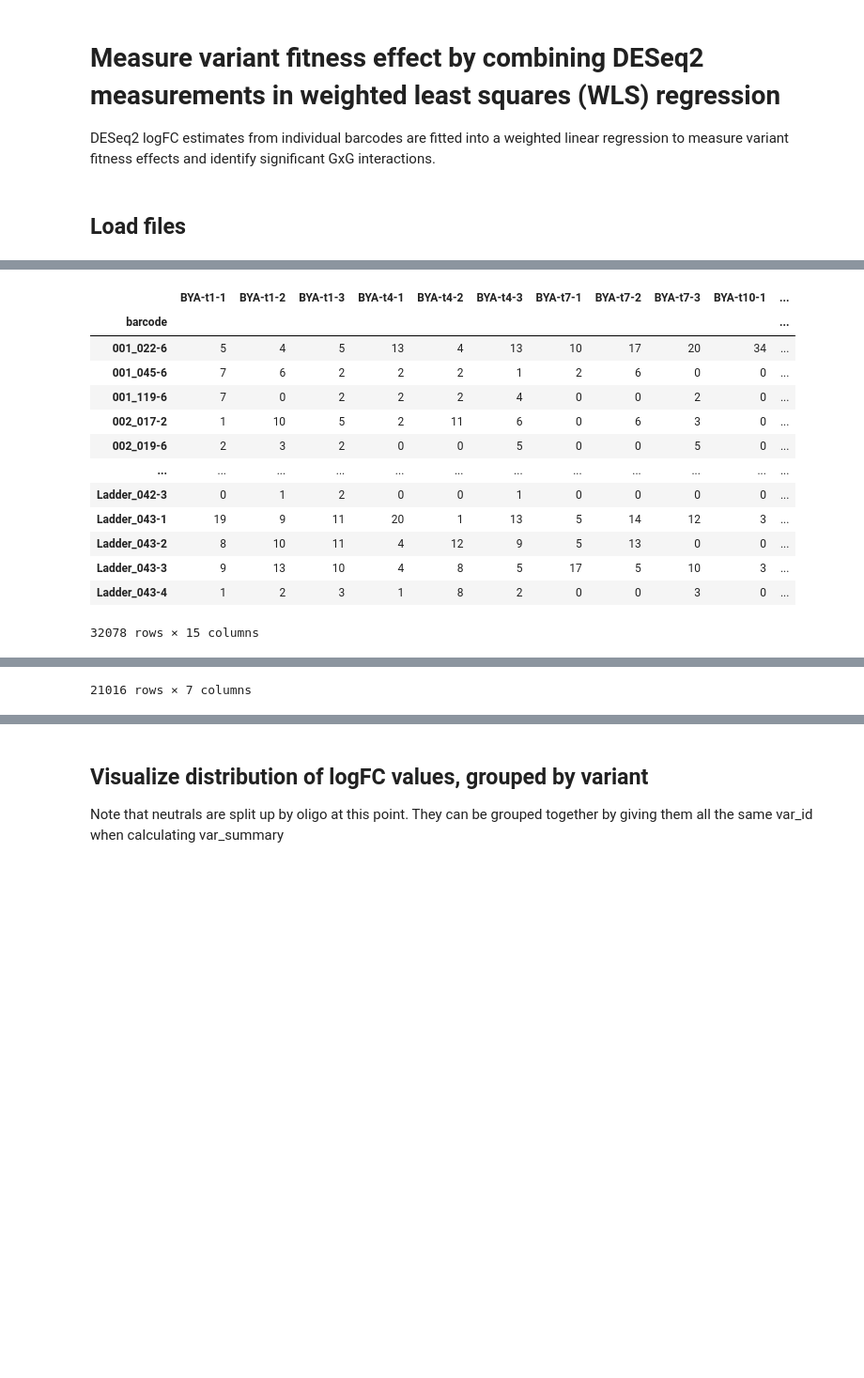
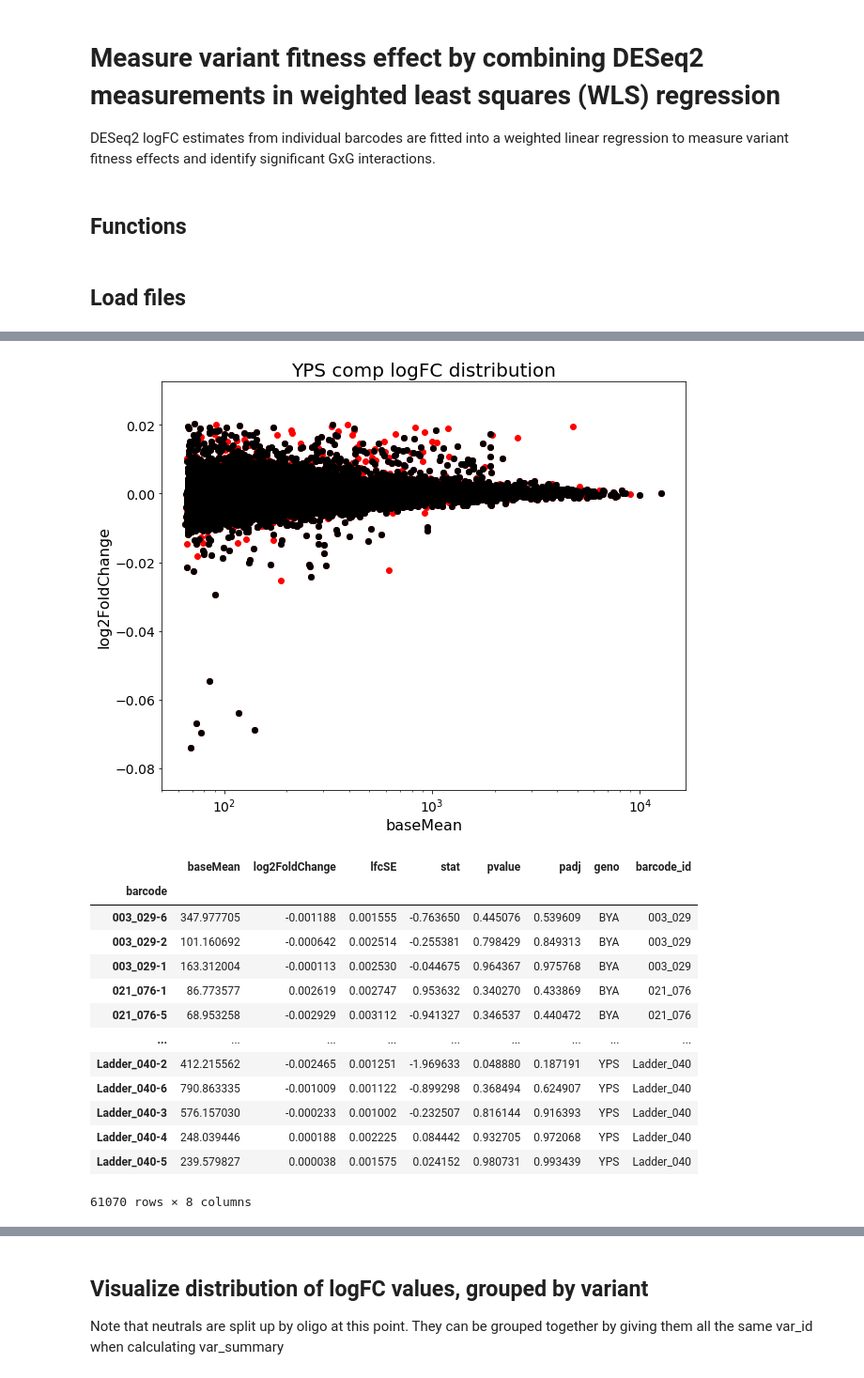
Before and after one commit to roy-ang/crispey3-epistasis, a Jupyter notebook: notebooks/analysis/crispey3-measure-fitness.ipynb, the cells around one changed output, grey strips where cells are left out. Shown at 94% size. Saved outputs shown, nothing was run; the diff lists cells and outputs as text; code cells hidden in the pictures; blank space fills up the shorter version.

```diff
--- a/notebooks/analysis/crispey3-measure-fitness.ipynb
+++ b/notebooks/analysis/crispey3-measure-fitness.ipynb
@@ -16 +17,3 @@ working_dir="/home/users/rang/scratch/yeast/crispey3/gxg_bya_aug2021/"
 os.chdir(working_dir)
+# %% [markdown]
+## Functions
@@ -21,10 +116,7 @@ os.chdir(working_dir)
 counts_file = "./counts/barcode_counts.txt"
 
 # samples file
-samples_file = "gxg_bya_aug2021_samples.txt"
-
-# deseq results
-deseq_results_file = "./deseq/gxg_bya_aug2021_umi_results.txt"
+samples_file = "gxg_5comp_aug2021_samples.txt"
 
 # neutral barcodes
 neutral_barcodes_file = "/home/users/rang/crispey3/library_design/Output/crispey3_neutral_oligos_only.txt"
@@ -32,6 +124,8 @@ neutral_barcodes_file = "/home/users/rang/crispey3/library_design/Output/crispey
 # oligo design table
 oligo_design_file = "/home/users/rang/crispey3/library_design/Output/oligos_nonuniq_crispey3_GG_9bp_OLIGO.txt"
 
+# deseq results
+deseq_results_list = sorted([os.path.abspath(x) for x in glob.glob("./deseq/gxg_5comp_aug2021_*_results.txt")])
 
 # output paths
 var_fitness_file = "gxg_bya_aug2021_varFitness.txt"
@@ -51,12 +145,41 @@ neutral_barcodes_df = pd.read_csv(neutral_barcodes_file, sep='\t', header=0, ind
 # load counts
 counts_df = pd.read_csv(counts_file, sep='\t', header=0, index_col=0)
 counts_df = counts_df[samples_df.index]
-display(counts_df)
 
-# load DESeq2 results
-deseq_results_df = pd.read_csv(deseq_results_file, sep='\t', header=0, index_col=0)
-deseq_results_df.index.name = 'barcode'
-# split barcode name to identify the oligo
-deseq_results_df['barcode_id'] = [x.split('-')[0] for x in deseq_results_df.index]
+# load all DESeq2 results
+deseq_results_df = []
+for file in deseq_results_list:
+    geno = file.split('_')[-2].upper() # extract genotype from filename
+    df = pd.read_csv(file, sep='\t', header=0, index_col=0)
+    df.index.name = 'barcode'
+    df['geno'] = geno
+    # identify oligo by barcode prefix
+    df['barcode_id'] = [x.split('-')[0] for x in df.index]
+
+    # plot logFC distribution
+    fig, ax = plt.subplots(figsize=(10,8))
+    ax.scatter('baseMean', 'log2FoldChange', data=df, c='r')
+
+    # keep oligos represented by 2 or more barcodes
+    df = df.groupby('barcode_id').filter(lambda x: len(x)>=2)
+
+    # remove outlier barcodes for each oligo
+    df = df.groupby('barcode_id').apply(robust_outlier_removal).reset_index(level=0, drop=True)
+
+    # replot logFC distribution
+    ax.scatter('baseMean', 'log2FoldChange', data=df, c='k')
+    ax.set_xlabel('baseMean', fontsize=16)
+    ax.set_ylabel('log2FoldChange', fontsize=16)
+    ax.set_title('{} comp logFC distribution'.format(geno), fontsize=20)
+    plt.xscale('log')
+    plt.xticks(fontsize=14)
+    plt.yticks(fontsize=14)
+    plt.show()
+
+    # append to deseq results
+    deseq_results_df.append(df)
+
+# assemble final dataframe
+deseq_results_df = pd.concat(deseq_results_df, axis=0)
 display(deseq_results_df)
 # %% [output]
@@ -63,14 +190,15 @@ display(deseq_results_df)
+[figure, added]
-|  | BYA-t1-1 | BYA-t1-2 | BYA-t1-3 | BYA-t4-1 | BYA-t4-2 | BYA-t4-3 | BYA-t7-1 | BYA-t7-2 | BYA-t7-3 | BYA-t10-1 | ... |
-| barcode |  |  |  |  |  |  |  |  |  |  | ... |
-| 001_022-6 | 5 | 4 | 5 | 13 | 4 | 13 | 10 | 17 | 20 | 34 | ... |
-| 001_045-6 | 7 | 6 | 2 | 2 | 2 | 1 | 2 | 6 | 0 | 0 | ... |
-| 001_119-6 | 7 | 0 | 2 | 2 | 2 | 4 | 0 | 0 | 2 | 0 | ... |
-| 002_017-2 | 1 | 10 | 5 | 2 | 11 | 6 | 0 | 6 | 3 | 0 | ... |
-| 002_019-6 | 2 | 3 | 2 | 0 | 0 | 5 | 0 | 0 | 5 | 0 | ... |
-| ... | ... | ... | ... | ... | ... | ... | ... | ... | ... | ... | ... |
-| Ladder_042-3 | 0 | 1 | 2 | 0 | 0 | 1 | 0 | 0 | 0 | 0 | ... |
-| Ladder_043-1 | 19 | 9 | 11 | 20 | 1 | 13 | 5 | 14 | 12 | 3 | ... |
-| Ladder_043-2 | 8 | 10 | 11 | 4 | 12 | 9 | 5 | 13 | 0 | 0 | ... |
-| Ladder_043-3 | 9 | 13 | 10 | 4 | 8 | 5 | 17 | 5 | 10 | 3 | ... |
-| Ladder_043-4 | 1 | 2 | 3 | 1 | 8 | 2 | 0 | 0 | 3 | 0 | ... |
+|  | baseMean | log2FoldChange | lfcSE | stat | pvalue | padj | geno | barcode_id |
+| barcode |  |  |  |  |  |  |  |  |
+| 003_029-6 | 347.977705 | -0.001188 | 0.001555 | -0.763650 | 0.445076 | 0.539609 | BYA | 003_029 |
+| 003_029-2 | 101.160692 | -0.000642 | 0.002514 | -0.255381 | 0.798429 | 0.849313 | BYA | 003_029 |
+| 003_029-1 | 163.312004 | -0.000113 | 0.002530 | -0.044675 | 0.964367 | 0.975768 | BYA | 003_029 |
+| 021_076-1 | 86.773577 | 0.002619 | 0.002747 | 0.953632 | 0.340270 | 0.433869 | BYA | 021_076 |
+| 021_076-5 | 68.953258 | -0.002929 | 0.003112 | -0.941327 | 0.346537 | 0.440472 | BYA | 021_076 |
+| ... | ... | ... | ... | ... | ... | ... | ... | ... |
+| Ladder_040-2 | 412.215562 | -0.002465 | 0.001251 | -1.969633 | 0.048880 | 0.187191 | YPS | Ladder_040 |
+| Ladder_040-6 | 790.863335 | -0.001009 | 0.001122 | -0.899298 | 0.368494 | 0.624907 | YPS | Ladder_040 |
+| Ladder_040-3 | 576.157030 | -0.000233 | 0.001002 | -0.232507 | 0.816144 | 0.916393 | YPS | Ladder_040 |
+| Ladder_040-4 | 248.039446 | 0.000188 | 0.002225 | 0.084442 | 0.932705 | 0.972068 | YPS | Ladder_040 |
+| Ladder_040-5 | 239.579827 | 0.000038 | 0.001575 | 0.024152 | 0.980731 | 0.993439 | YPS | Ladder_040 |
-32078 rows × 15 columns
+61070 rows × 8 columns
@@ -90 +204,0 @@ display(deseq_results_df)
-21016 rows × 7 columns
```
Also changed, not shown: parts of 26 cells of this notebook.
